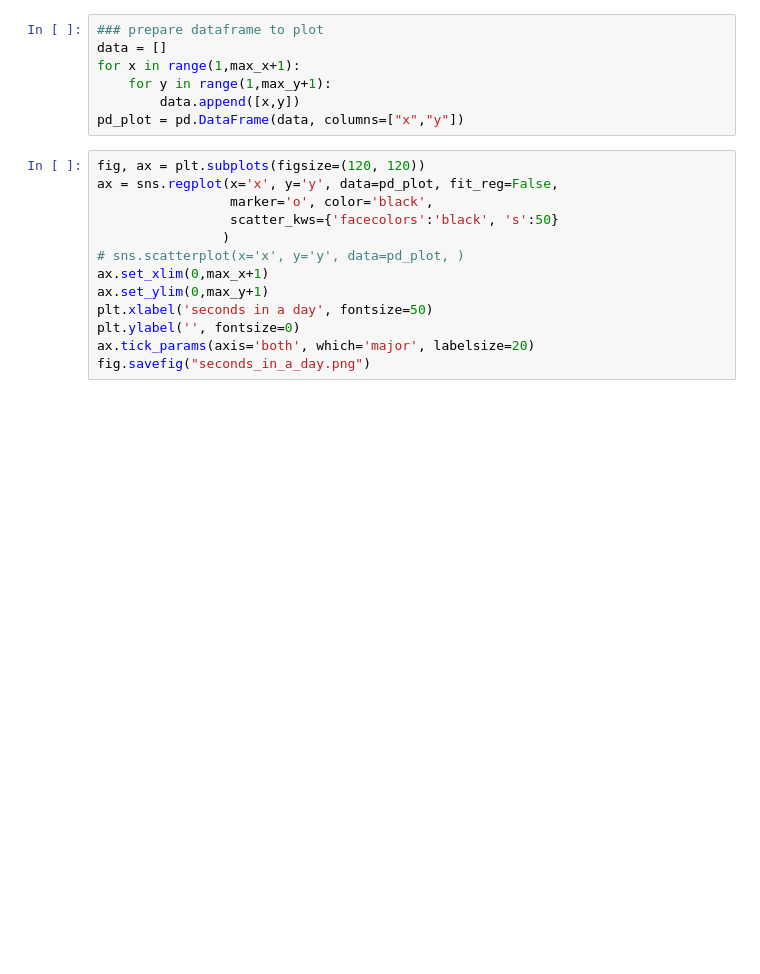
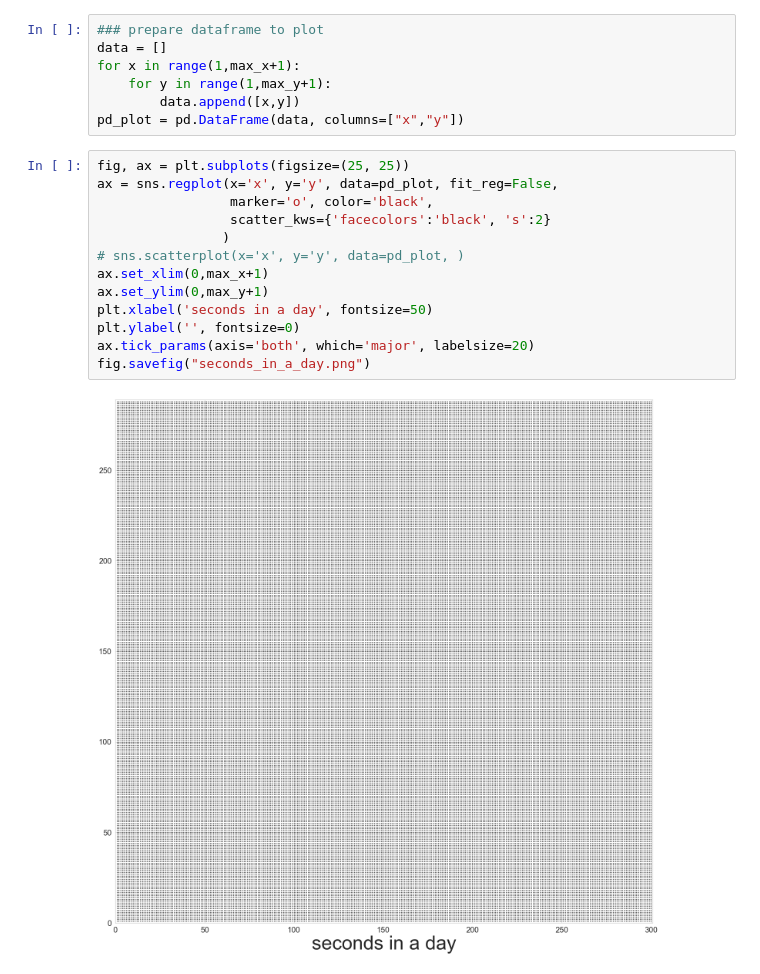
Before and after one commit to kittipatkampa/howbig, a Jupyter notebook: seconds_in_a_day.ipynb, the cells around one changed output. Saved outputs shown, nothing was run; the diff lists cells and outputs as text; blank space fills up the shorter version.

Commit message:
make example image smaller

```diff
--- a/seconds_in_a_day.ipynb
+++ b/seconds_in_a_day.ipynb
@@ -25,15 +24,17 @@ for x in range(1,max_x+1):
         data.append([x,y])
 pd_plot = pd.DataFrame(data, columns=["x","y"])
 # %%
-fig, ax = plt.subplots(figsize=(120, 120))
+fig, ax = plt.subplots(figsize=(25, 25))
 ax = sns.regplot(x='x', y='y', data=pd_plot, fit_reg=False,
                  marker='o', color='black',
-                 scatter_kws={'facecolors':'black', 's':50}
+                 scatter_kws={'facecolors':'black', 's':2}
                 )
 # sns.scatterplot(x='x', y='y', data=pd_plot, )
 ax.set_xlim(0,max_x+1)
 ax.set_ylim(0,max_y+1)
 plt.xlabel('seconds in a day', fontsize=50)
 plt.ylabel('', fontsize=0)
 ax.tick_params(axis='both', which='major', labelsize=20)
 fig.savefig("seconds_in_a_day.png")
+# %% [output]
+[figure, added]
```
Also changed, not shown: parts of 2 cells of this notebook.
